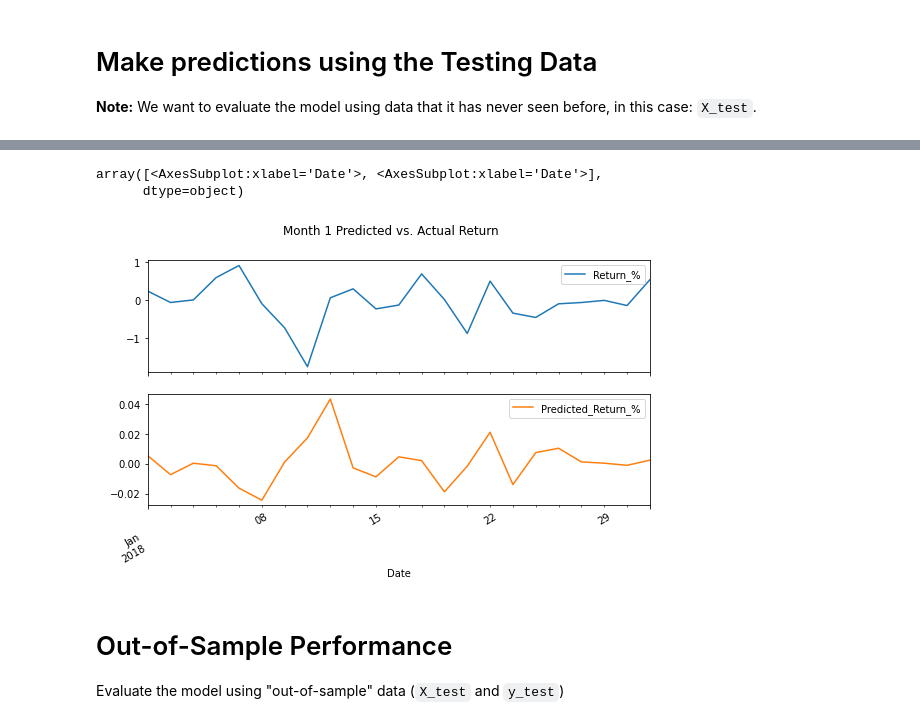
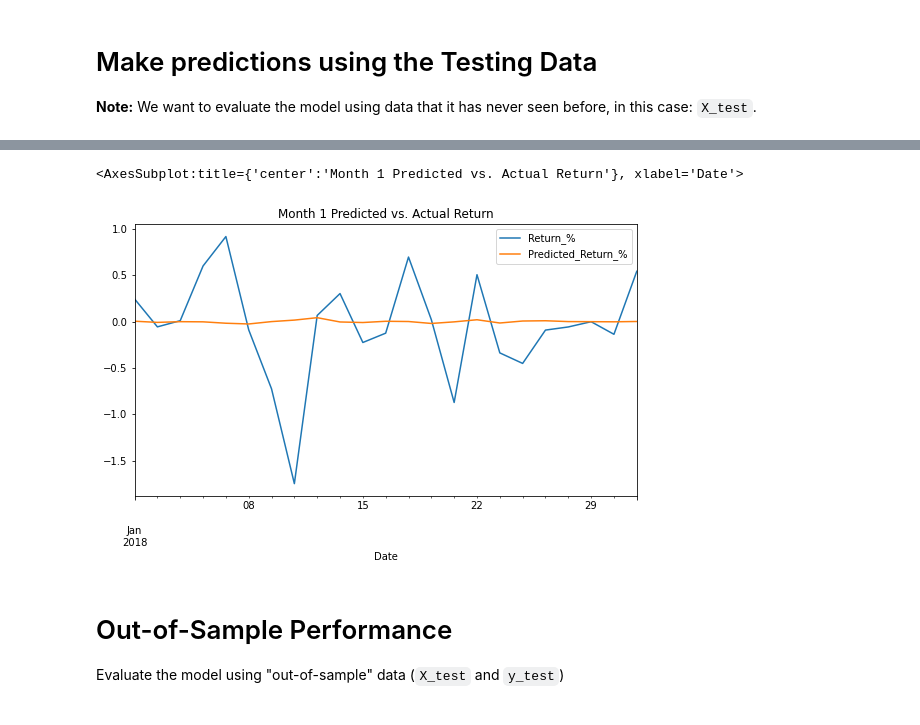
Before and after one commit to aylwarda/fintech-timeseries-and-regression, a Jupyter notebook: regression_analysis.ipynb, the cells around one changed output, grey strips where cells are left out. Cells and saved outputs as stored; diff of their text form; code cells hidden in the pictures.

```diff
--- a/regression_analysis.ipynb
+++ b/regression_analysis.ipynb
@@ -141,11 +142,13 @@ results_df.sample(4)
 # %%
 # Plot the first 20 predictions vs the true values
+#
 # I've decided to go till the end of the month (~23 days)
-results_df[:23].plot(subplots=True, title="Month 1 Predicted vs. Actual Return", figsize=(9,5))
+# One could use 'subplots=True' to perform a comparison,
+# however the differences are harder to spot
+results_df[:23].plot(title="Month 1 Predicted vs. Actual Return", figsize=(9,5))
 # %% [output]
-array([<AxesSubplot:xlabel='Date'>, <AxesSubplot:xlabel='Date'>],
-      dtype=object)
+<AxesSubplot:title={'center':'Month 1 Predicted vs. Actual Return'}, xlabel='Date'>
-[figure, old version]
+[figure, new version]
 # %% [markdown]
 # Out-of-Sample Performance
 
```
Also changed, not shown: parts of 9 cells of this notebook.
